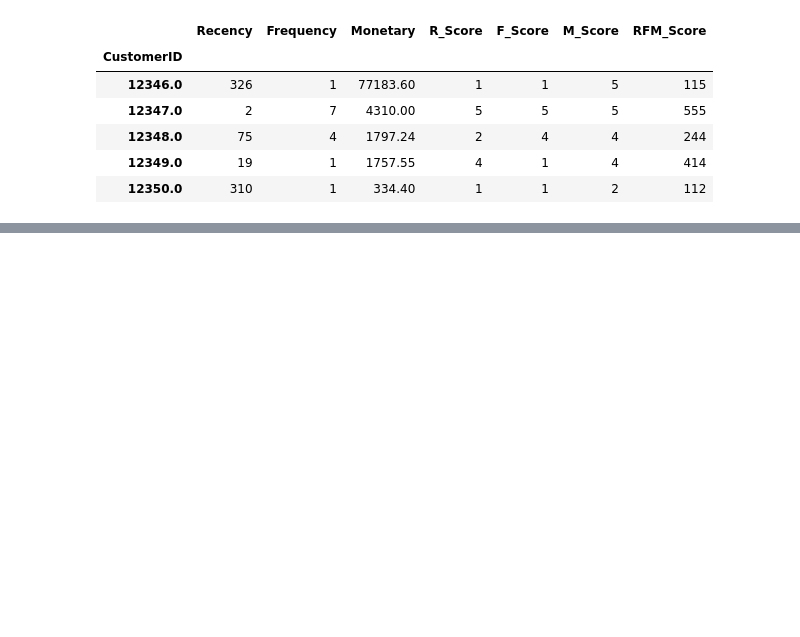
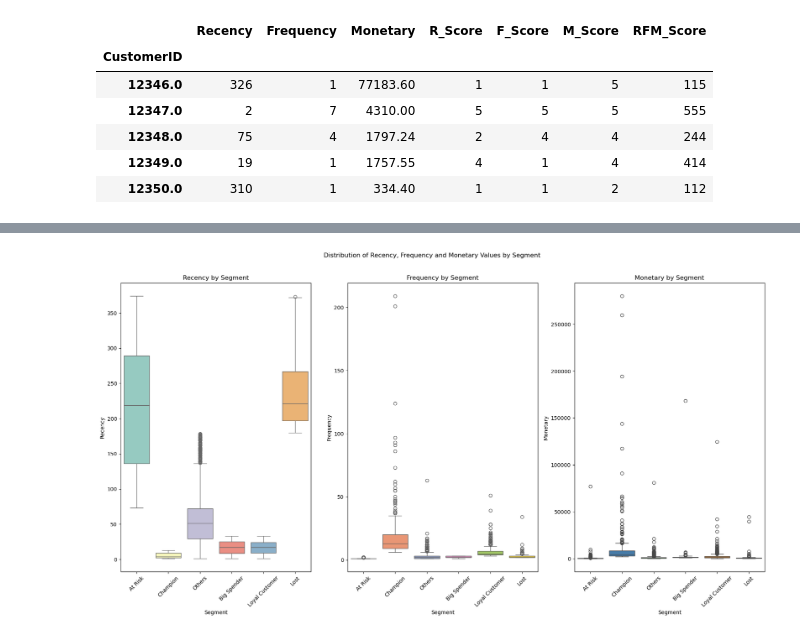
Before and after one commit to Michael-Nyawade/customer-segmentation-rfm, a Jupyter notebook: rfm-analysis.ipynb, the cells around one changed output, grey strips where cells are left out. Saved outputs shown, nothing was run; the diff lists cells and outputs as text; code cells hidden in the pictures; blank space fills up the shorter version.

```diff
--- a/rfm-analysis.ipynb
+++ b/rfm-analysis.ipynb
@@ -182,0 +254,26 @@ rfm.head()
+# %%
+# Plotting rfm distribution by segment
+fig, axes = plt.subplots(1, 3, figsize=(18, 10))
+plt.suptitle("Distribution of Recency, Frequency and Monetary Values by Segment\n\n")
+
+sns.boxplot(data=rfm, x='Segment', y='Recency', ax=axes[0],
+            palette='Set3')
+axes[0].set_title('Recency by Segment')
+axes[0].tick_params(axis='x', rotation=45)
+
+sns.boxplot(data=rfm, x='Segment', y='Frequency', ax=axes[1],
+            palette='Set2')
+axes[1].set_title('Frequency by Segment')
+axes[1].tick_params(axis='x', rotation=45)
+
+sns.boxplot(data=rfm, x='Segment', y='Monetary', ax=axes[2],
+            palette='Set1')
+axes[2].set_title('Monetary by Segment')
+axes[2].tick_params(axis='x', rotation=45)
+
+plt.tight_layout()
+plt.savefig("images/rfm_distribution_by_segment.png",
+           dpi=300)
+plt.show()
+# %% [output]
+[figure, added]
```
Also changed, not shown: parts of 5 cells of this notebook, 2 other files.
